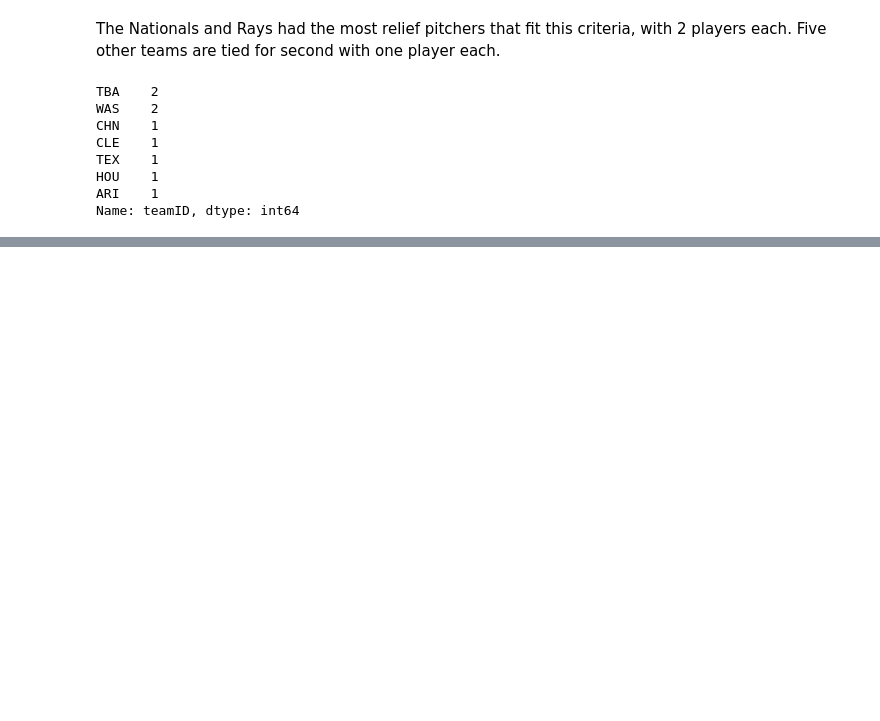
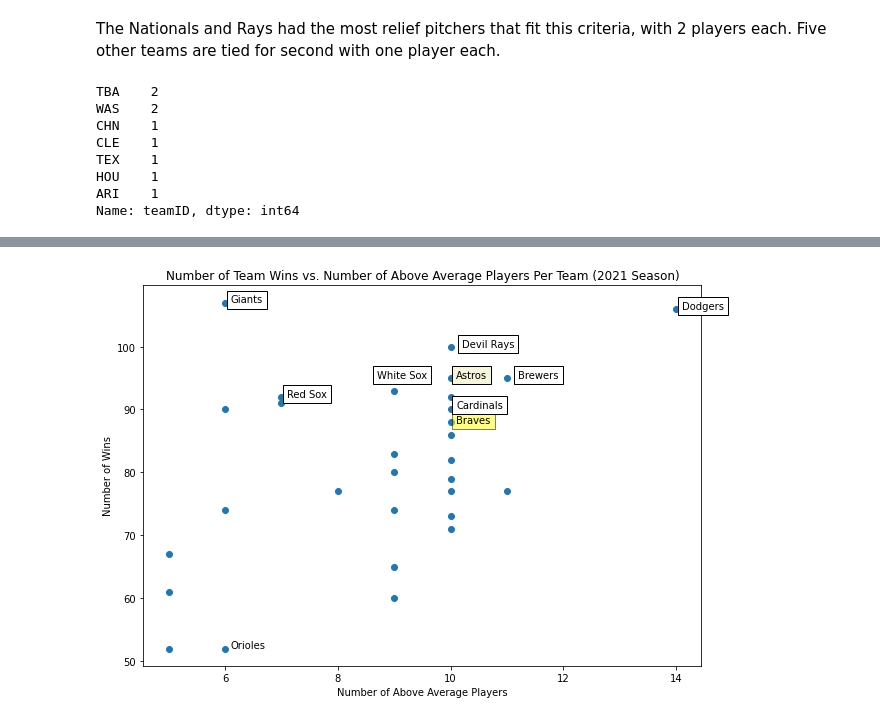
Before and after one commit to dw943893/baseball_predictor, a Jupyter notebook: CAP_EDA.ipynb, the cells around one changed output, grey strips where cells are left out. Saved outputs shown, nothing was run; the diff lists cells and outputs as text; code cells hidden in the pictures; blank space fills up the shorter version.

Commit message:
capstone

```diff
--- a/CAP_EDA.ipynb
+++ b/CAP_EDA.ipynb
@@ -762,0 +939,2 @@ memory usage: 16.1+ KB
+# %%
+a_df.rename(columns = {"index": "teamID", "teamID": "num_above_avg_players"}, inplace = True)
@@ -762,0 +961,6 @@ memory usage: 16.1+ KB
+# %%
+teams = pd.read_csv("../capstone/baseballdatabank-2022.2 2/core/teams.csv")
+# %%
+teams_2021= teams[teams["yearID"] == 2021]
+# %%
+team_num_ab_avg_players = pd.merge(teams_2021, a_df)
@@ -762,0 +987,21 @@ memory usage: 16.1+ KB
+# %%
+#https://towardsdatascience.com/how-to-add-text-labels-to-scatterplot-in-matplotlib-seaborn-ec5df6afed7a
+
+plt.figure(figsize = (10, 7))
+plt.scatter(team_num_ab_avg_players["num_above_avg_players"], team_num_ab_avg_players["W"])
+plt.xlabel("Number of Above Average Players")
+plt.ylabel("Number of Wins")
+plt.title("Number of Team Wins vs. Number of Above Average Players Per Team (2021 Season)")
+
+plt.text(14+0.1, 106, "Dodgers",bbox=dict(facecolor="white"))
+plt.text(6+0.1, 107, "Giants", bbox=dict(facecolor="white"))
+plt.text(10+0.1, 88-0.1, "Braves", bbox=dict(facecolor="yellow", alpha =0.5))
+plt.text(6+0.1, 52, "Orioles")
+plt.text(10+0.1, 95, "Astros", bbox=dict(facecolor="beige"))
+plt.text(10+0.1, 90+0.3, "Cardinals", bbox=dict(facecolor="white"))
+plt.text(11+0.2, 95, "Brewers", bbox=dict(facecolor="white"))
+plt.text(7+0.1, 92, "Red Sox", bbox=dict(facecolor="white"))
+plt.text(9-0.3, 95, "White Sox", bbox=dict(facecolor="white"))
+plt.text(10+0.2, 100, "Devil Rays", bbox=dict(facecolor="white"));
+# %% [output]
+[figure, added]
```
Also changed, not shown: parts of 51 cells of this notebook, 1 other file.
